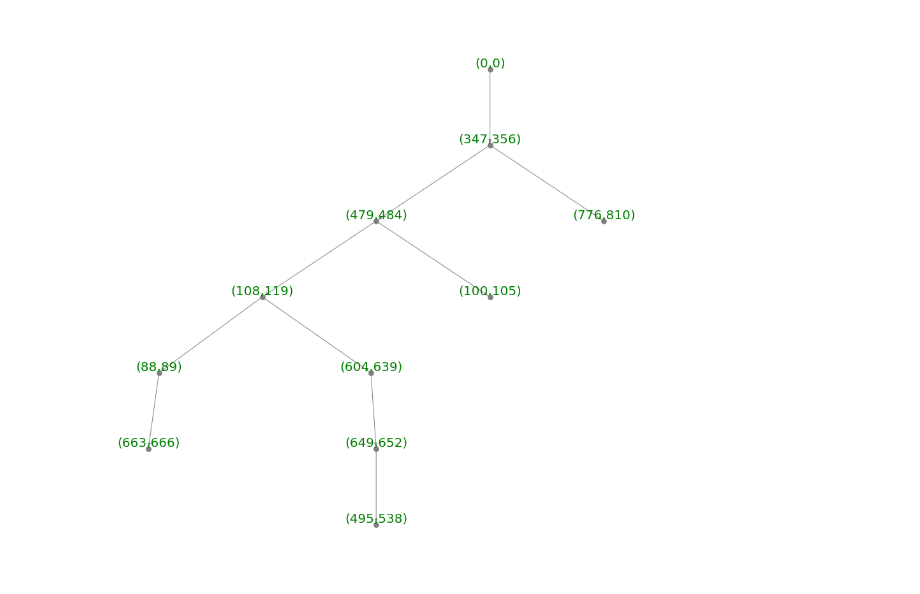
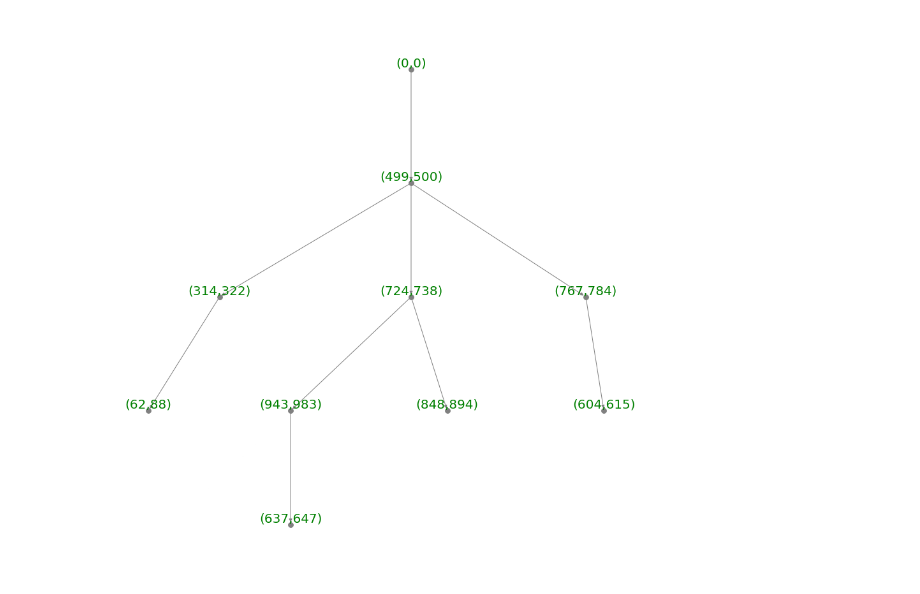
Before and after one commit to szczurek-lab/CONET, a Jupyter notebook: python/notebooks/per_bin_generative_model/generative_model.ipynb, the cells around one changed output. Drawn from its saved outputs; the diff is of its cells as text; code cells hidden in the pictures.

```diff
--- a/python/notebooks/per_bin_generative_model/generative_model.ipynb
+++ b/python/notebooks/per_bin_generative_model/generative_model.ipynb
@@ -77,8 +131,11 @@ real_ind.sort()
+# %%
+conet_tree = read_conet_to_digraph(bin_dir+"inferred_tree")
 # %%
+# Plot CONET tree
 plt.figure(3, figsize=(12,12))
-pos = graphviz_layout(tree, prog = "dot")
-nx.draw(tree, pos = pos, with_labels=True, node_color = "grey", node_size = 60, verticalalignment = "bottom",
+pos = graphviz_layout(conet_tree, prog = "dot")
+nx.draw(conet_tree, pos = pos, with_labels=True, node_color = "grey", node_size = 60, verticalalignment = "bottom",
        font_size=20, edge_color="grey", font_color="green")
 plt.show()
 # %% [output]
-[figure, old version]
+[figure, new version]
```
Also changed, not shown: parts of 10 cells of this notebook.
